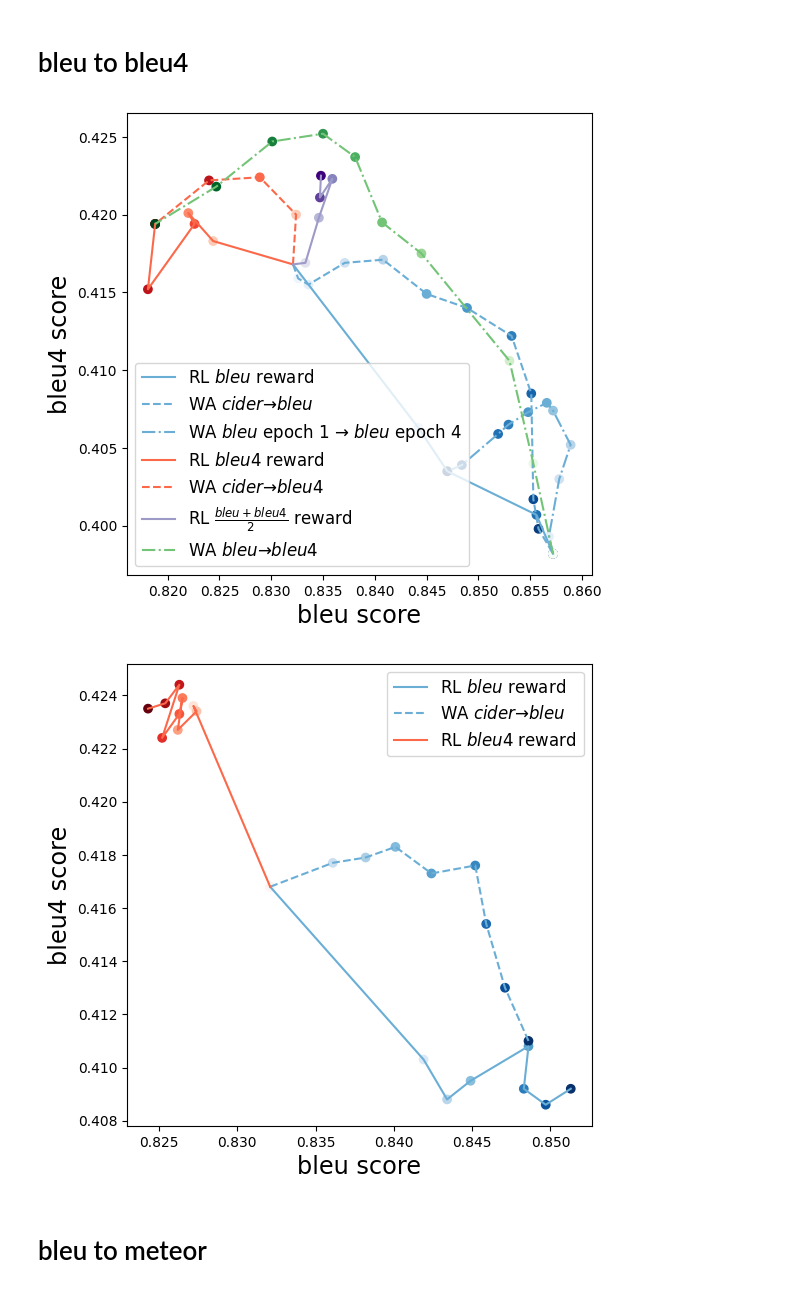
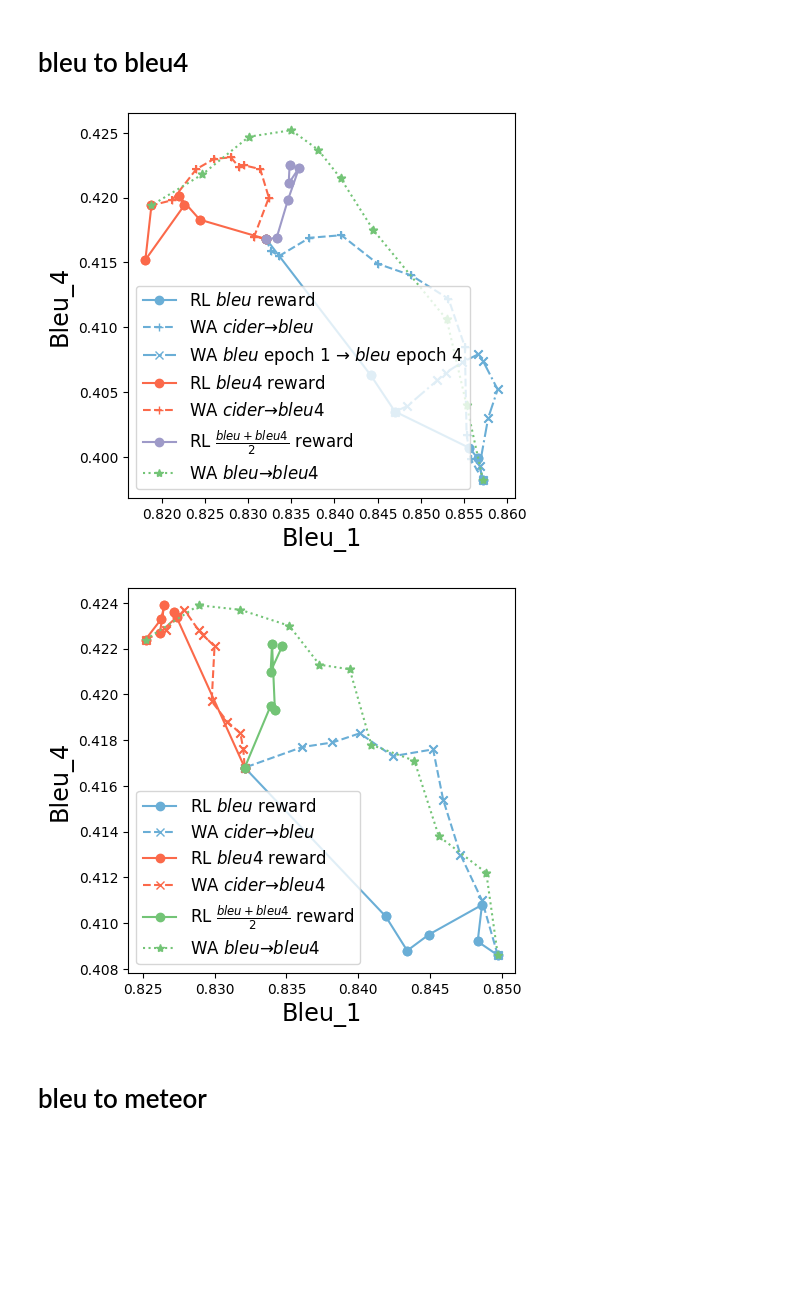
Before and after one commit to alexrame/domainbedv2, a Jupyter notebook: notebooks/rl/captioning/wa_rl_captioning.ipynb, the cells around one changed output. Saved outputs shown, nothing was run; the diff lists cells and outputs as text; code cells hidden in the pictures; blank space fills up the shorter version.

```diff
--- a/notebooks/rl/captioning/wa_rl_captioning.ipynb
+++ b/notebooks/rl/captioning/wa_rl_captioning.ipynb
@@ -41,43 +41,38 @@ fig_dr = plot.plot_key(
     key_x="Bleu_1",
     key_y="Bleu_4",
     labels=[
-        r"RL $bleu$ reward", r"WA $cider \to bleu$",
-        r"WA $bleu$ epoch 1 $\to$ $bleu$ epoch 4",
-        r"RL $bleu4$ reward", r"WA $cider \to bleu4$",
-        r"RL $\frac{bleu+bleu4}{2}$ reward",
+        r"RL $bleu$ reward", r"WA $cider \to bleu$", r"WA $bleu$ epoch 1 $\to$ $bleu$ epoch 4",
+        r"RL $bleu4$ reward", r"WA $cider \to bleu4$", r"RL $\frac{bleu+bleu4}{2}$ reward",
         r"WA $bleu \to bleu4$"
     ],
     loc="best",
-    keycolor="lambda",
+    # keycolor="lambda",
     colormaps=['Blues', 'Blues', 'Blues', 'Reds', 'Reds', "Purples", 'Greens'],
-    linestyles=['solid', 'dashed', 'dashdot', 'solid', 'dashed', "solid", 'dashdot'],
+    linestyles=['solid', 'dashed', 'dashdot', 'solid', 'dashed', "solid", 'dotted'],
     connect_points=True
 )
 # %% [output]
-[figure, old version]
+[figure, new version]
 # %%
 fig_dr = plot.plot_key(
     [
-        fts_bleu.l_step,
-        fts_bleu.l_wa_step5,
-        fts_bleu4.l_step,
-        #fts_bleu4.l_wa,
-        # fts_bleubleu4.l_step, fts_bleubleu4.l_wa_bleu4bleu
+        fts_bleu.l_step, fts_bleu.l_wa_step5, fts_bleu4.l_step, fts_bleu4.l_wa,
+        fts_bleubleu4.l_step, fts_bleubleu4.l_wa
     ],
     key_x="Bleu_1",
     key_y="Bleu_4",
     labels=[
         r"RL $bleu$ reward", r"WA $cider \to bleu$", r"RL $bleu4$ reward", r"WA $cider \to bleu4$",
         r"RL $\frac{bleu+bleu4}{2}$ reward", r"WA $bleu \to bleu4$"
     ],
     loc="best",
-    keycolor="lambda",
-    colormaps=['Blues', 'Blues', 'Reds', 'Reds', "Purples", 'Greens'],
-    linestyles=['solid', 'dashed', 'solid', 'dashed', "solid", 'dashdot'],
+    # keycolor="lambda",
+    colormaps=['Blues', 'Blues', 'Reds', 'Reds', "Greens", 'Greens'],
+    linestyles=['solid', 'dashed', 'solid', 'dashed', "solid", 'dotted'],
     connect_points=True
 )
 # %% [output]
-[figure, old version]
+[figure, new version]
 # %% [markdown]
 # bleu to meteor
 # %%
```
Also changed, not shown: parts of 11 cells of this notebook, 46 other files.
